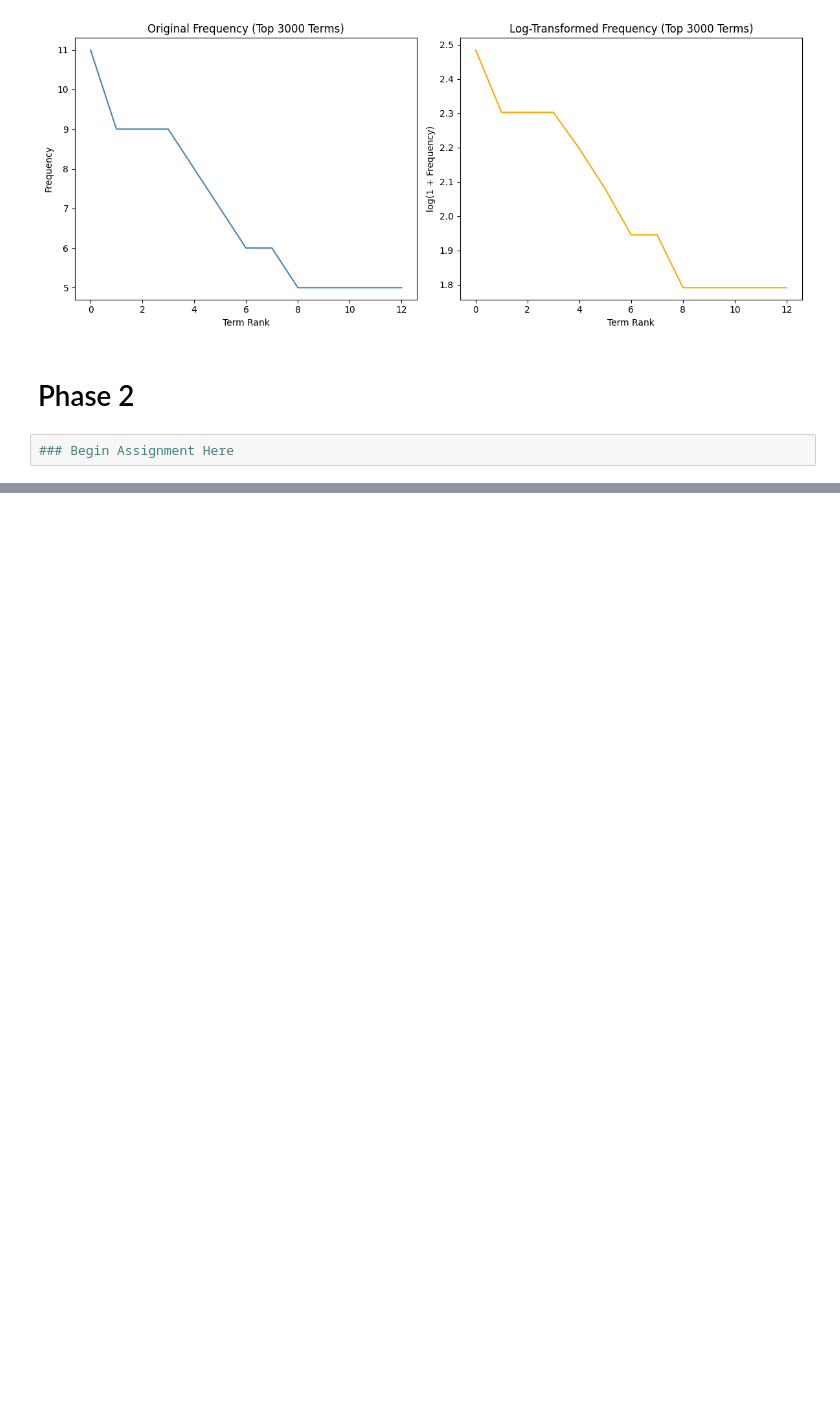
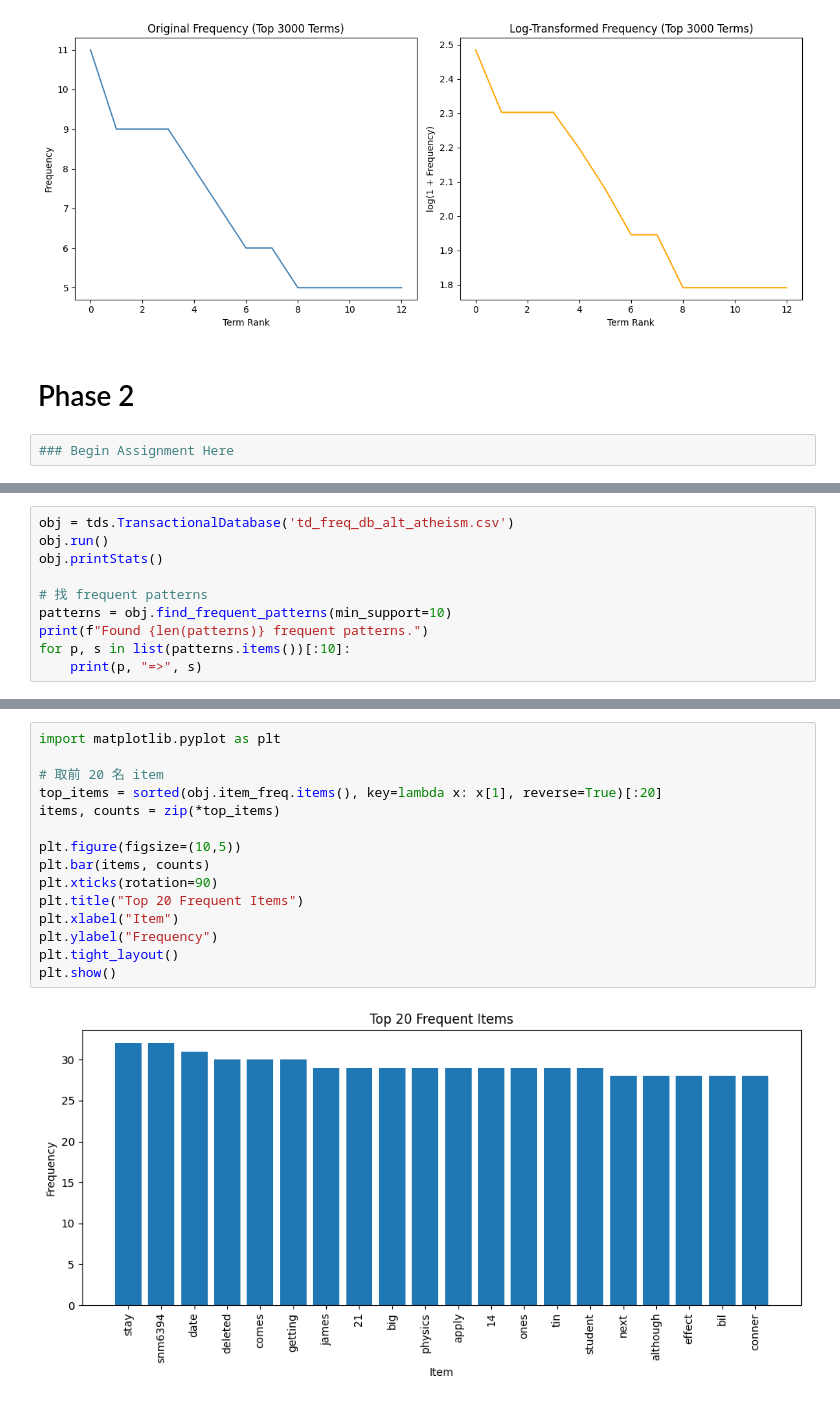
Before and after one commit to da111020001-lab/DM2025-Lab1-Exercise, a Jupyter notebook: DM2025-Lab1-Homework.ipynb, the cells around one changed output, grey strips where cells are left out. Cells and saved outputs as stored; diff of their text form; blank space fills up the shorter version.

```diff
--- a/DM2025-Lab1-Homework.ipynb
+++ b/DM2025-Lab1-Homework.ipynb
@@ -403,0 +546,10 @@ plt.show()
+# %%
+obj = tds.TransactionalDatabase('td_freq_db_alt_atheism.csv')
+obj.run()
+obj.printStats()
+
+# 找 frequent patterns
+patterns = obj.find_frequent_patterns(min_support=10)
+print(f"Found {len(patterns)} frequent patterns.")
+for p, s in list(patterns.items())[:10]:
+    print(p, "=>", s)
@@ -403,0 +574,17 @@ plt.show()
+# %%
+import matplotlib.pyplot as plt
+
+# 取前 20 名 item
+top_items = sorted(obj.item_freq.items(), key=lambda x: x[1], reverse=True)[:20]
+items, counts = zip(*top_items)
+
+plt.figure(figsize=(10,5))
+plt.bar(items, counts)
+plt.xticks(rotation=90)
+plt.title("Top 20 Frequent Items")
+plt.xlabel("Item")
+plt.ylabel("Frequency")
+plt.tight_layout()
+plt.show()
+# %% [output]
+[figure, added]
```
Also changed, not shown: parts of 24 cells of this notebook, 11 other files.
